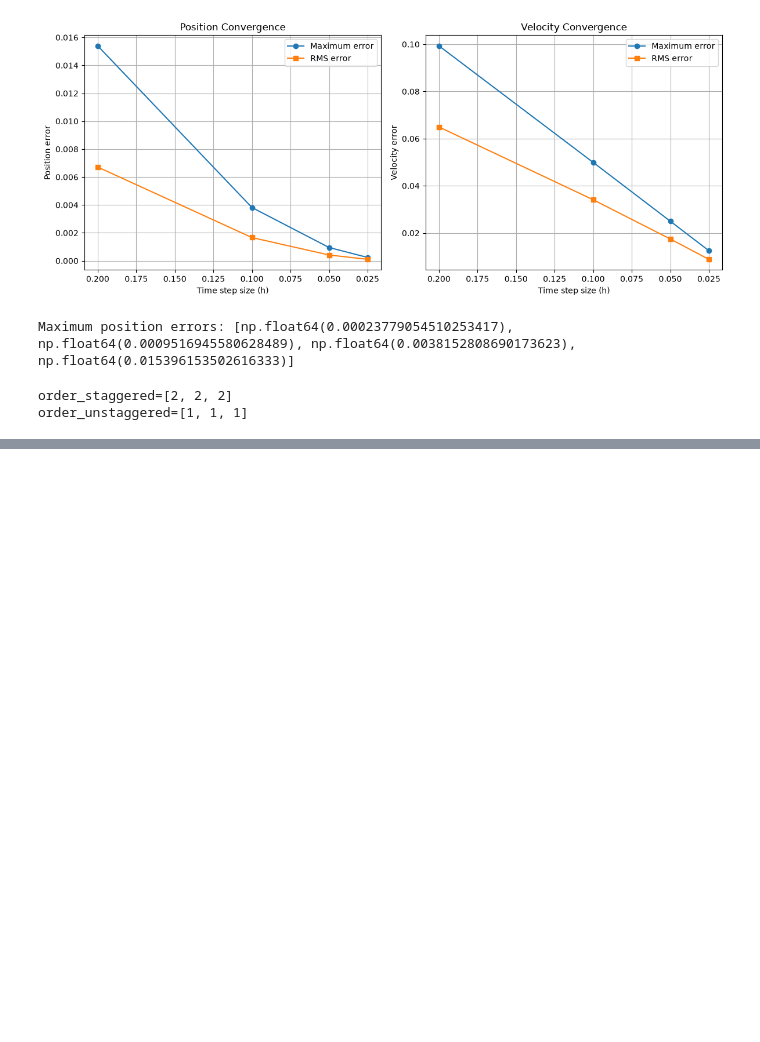
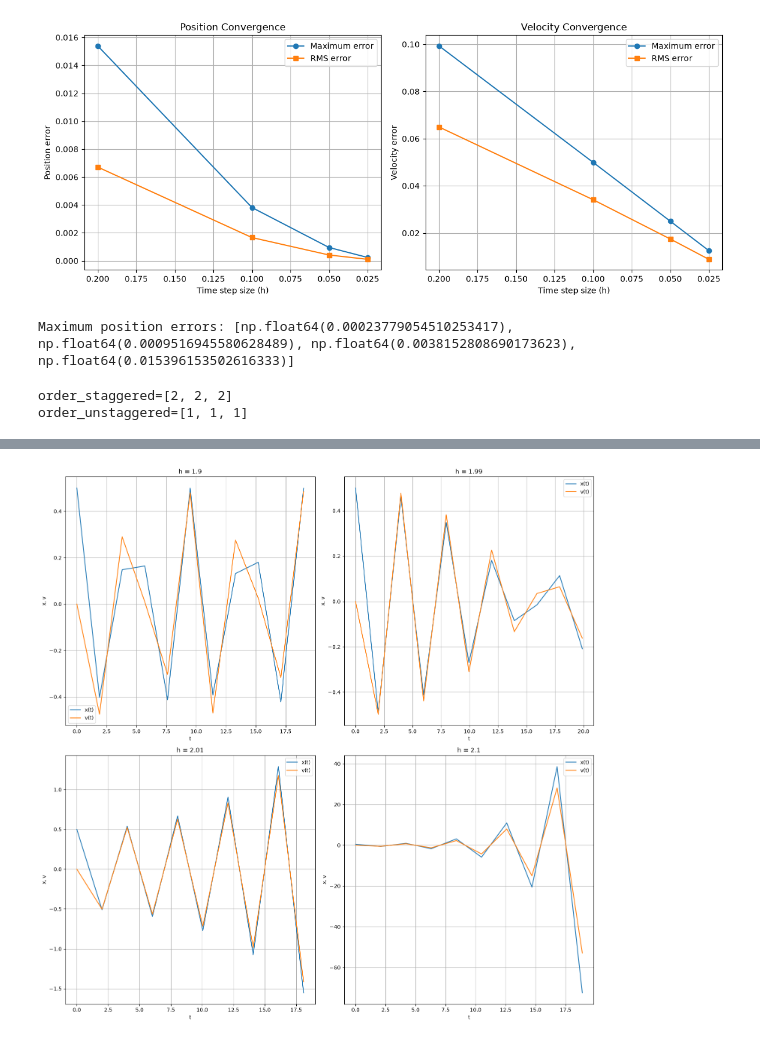
Before and after one commit to Aathi2165/AE801_2026, a Jupyter notebook: numode_ivp/Abhishek_Mahajan_IVP.ipynb, the cells around one changed output, grey strips where cells are left out. Drawn from its saved outputs; the diff is of its cells as text; code cells hidden in the pictures; blank space fills up the shorter version.

Commit message:
Task 6 stability limit added

```diff
--- a/numode_ivp/Abhishek_Mahajan_IVP.ipynb
+++ b/numode_ivp/Abhishek_Mahajan_IVP.ipynb
@@ -482,0 +528,44 @@ This is the central difference formula for $\dfrac{d^2x}{dt^2} = -\omega_p^2 x$.
+# %%
+# Stability of Leapfrog Method for Different Time Steps
+
+h = np.array([1.9, 1.99, 2.01, 2.1])
+w = len(h)
+
+plt.figure(figsize=(15, 15))
+
+for j in range(0, w):
+    x = 0.5
+    vi = 0
+    Wp = 1
+    a = -(Wp)**2 * x
+    n = int(20 / h[j])
+
+    p_new = []
+    q_new = []
+
+    p_new.append(x)
+    q_new.append(vi)
+
+    t = np.arange(0, 20, h[j])
+    v = vi - (0.5 * h[j] * a)
+
+    for i in range(0, n):
+        s_new = leapfrog(x, v, h[j])
+        p_new.append(s_new[0])
+        q_new.append(s_new[1])
+        x = s_new[0]
+        v = s_new[1]
+
+    plt.subplot(2, 2, j + 1)
+    plt.plot(t, p_new[:len(t)], label="x(t)")
+    plt.plot(t, q_new[:len(t)], label="v(t)")
+    plt.title(f"h = {h[j]}")
+    plt.xlabel("t")
+    plt.ylabel("x, v")
+    plt.grid()
+    plt.legend()
+
+plt.tight_layout()
+plt.show()
+# %% [output]
+[figure, added]
```
Also changed, not shown: parts of 2 cells of this notebook.
